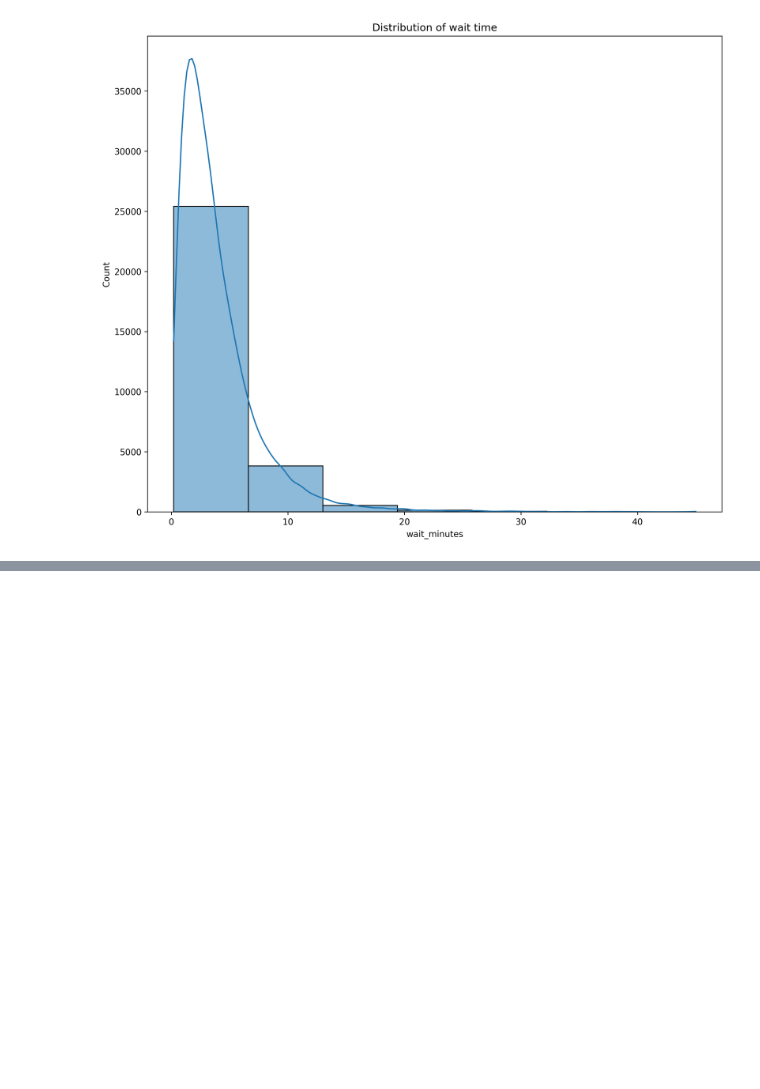
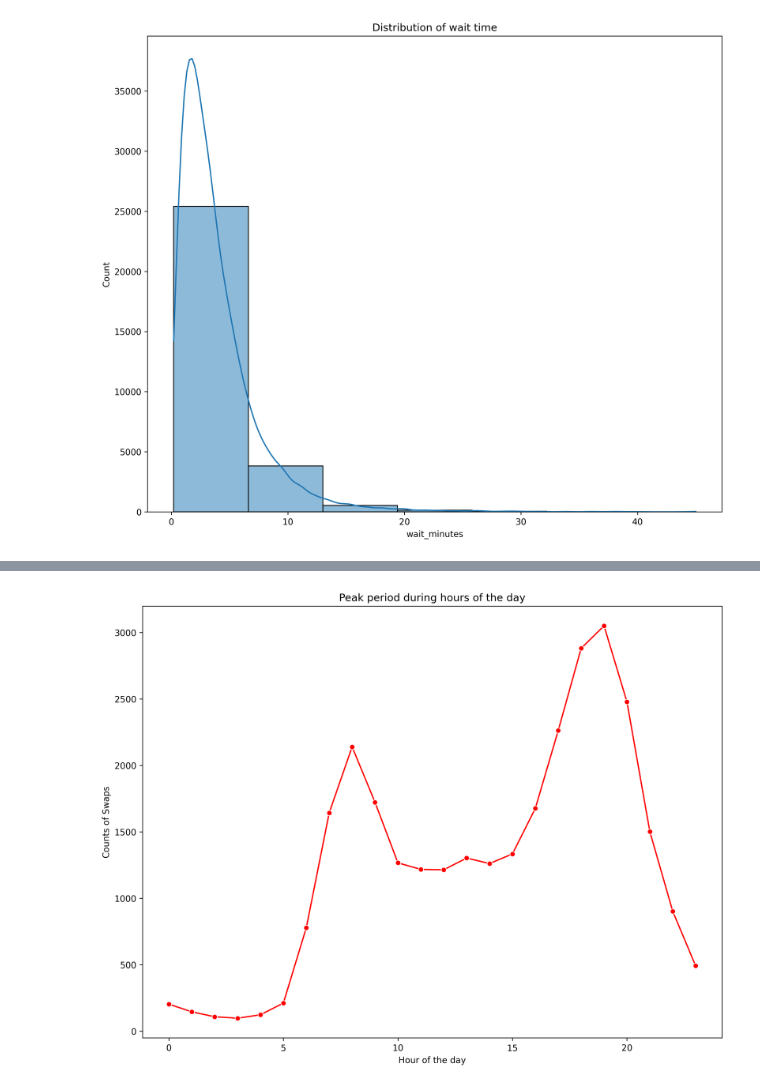
Before and after one commit to manafosman-dev/ev_swap_network_bi, a Jupyter notebook: notebooks/analytics.ipynb, the cells around one changed output, grey strips where cells are left out. Saved outputs shown, nothing was run; the diff lists cells and outputs as text; code cells hidden in the pictures; blank space fills up the shorter version.

```diff
--- a/notebooks/analytics.ipynb
+++ b/notebooks/analytics.ipynb
@@ -139,0 +230,3 @@ print("")
+# %%
+peak_period = transactions_df.groupby("hour")["swap_id"].count()
+peak_period
@@ -139,0 +251,9 @@ print("")
+# %%
+plt.figure(figsize=(12,9),dpi=300)
+sns.lineplot(data=peak_period,marker="o",color="red")
+plt.xlabel("Hour of the day")
+plt.ylabel("Counts of Swaps")
+plt.title("Peak period during hours of the day")
+plt.show()
+# %% [output]
+[figure, added]
```
Also changed, not shown: parts of 18 cells of this notebook.
